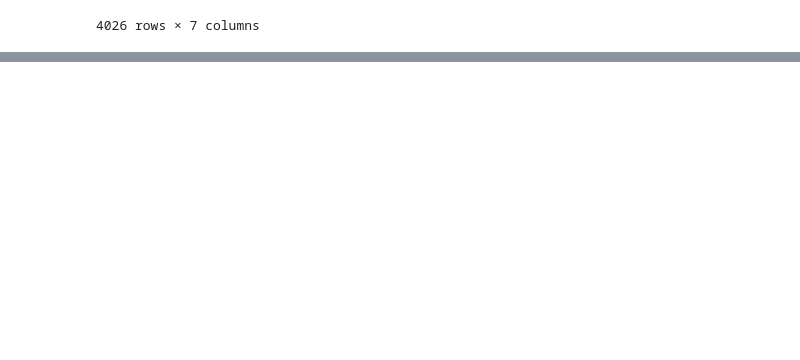
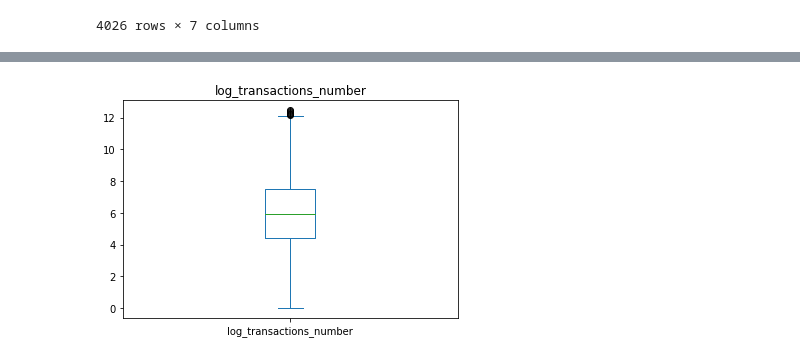
Before and after one commit to MAST30034-Applied-Data-Science/generic-buy-now-pay-later-project-group-33, a Jupyter notebook: notebooks/Missing value and outliers.ipynb, the cells around one changed output, grey strips where cells are left out. Saved outputs shown, nothing was run; the diff lists cells and outputs as text; code cells hidden in the pictures; blank space fills up the shorter version.

```diff
--- a/notebooks/Missing value and outliers.ipynb
+++ b/notebooks/Missing value and outliers.ipynb
@@ -42,0 +125,8 @@ merchant_detail
+# %%
+merchant_detail['log_transactions_number'] = np.log(merchant_detail['total_transactions'])
+merchant_detail['log_monthly_profit'] = np.log(merchant_detail['monthly_profit'])
+# %%
+merchant_detail['log_transactions_number'].plot(kind='box', title='log_transactions_number')
+plt.show()
+# %% [output]
+[figure, added]
```
Also changed, not shown: parts of 31 cells of this notebook.
